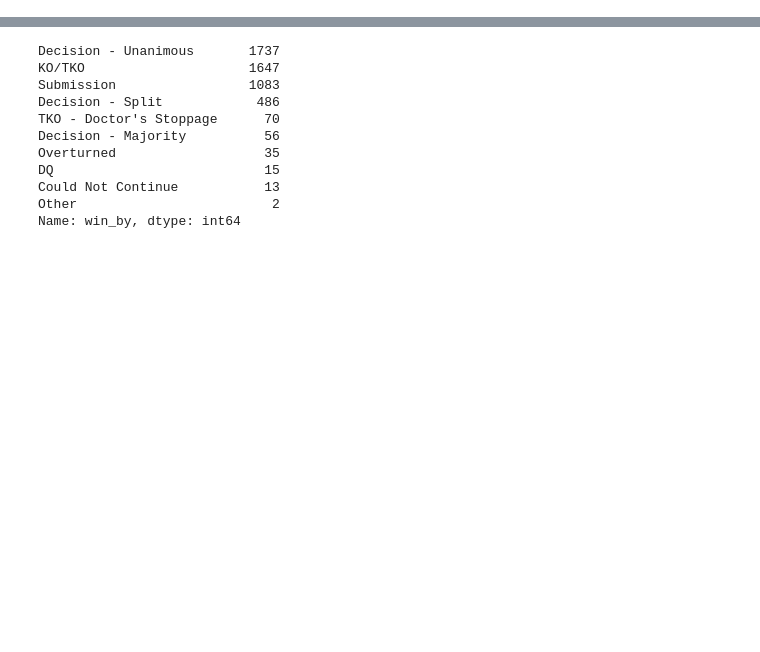
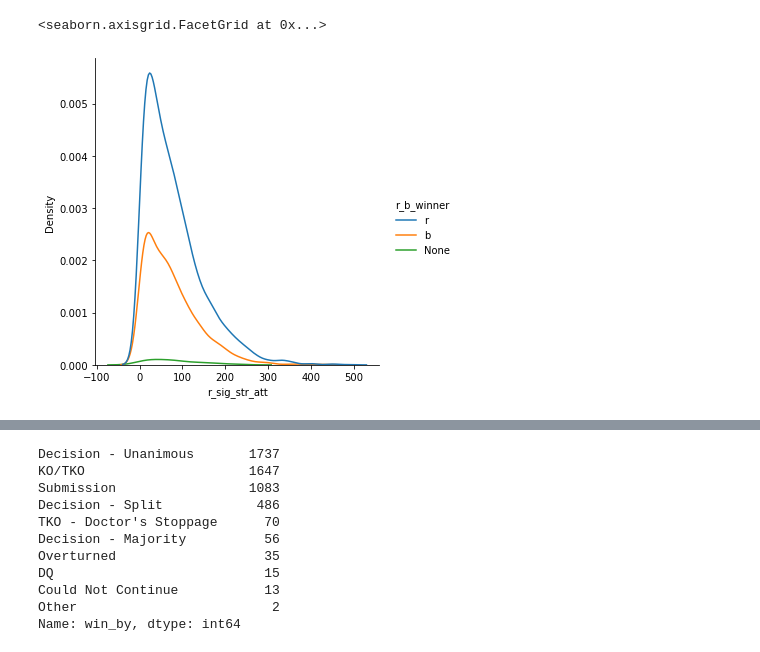
Before and after one commit to pauljabernathy/demo, a Jupyter notebook: ufc/exploratory_presentation.ipynb, the cells around one changed output, grey strips where cells are left out. Drawn from its saved outputs; the diff is of its cells as text; code cells hidden in the pictures; blank space fills up the shorter version.

```diff
--- a/ufc/exploratory_presentation.ipynb
+++ b/ufc/exploratory_presentation.ipynb
@@ -234,0 +87,7 @@ First, let's look at how fights ended.
+# %%
+params = {"hue":"r_b_winner", "kind":"kde"}
+# %%
+sns.displot(data=fights, x="r_sig_str_att", **params)
+# %% [output]
+<seaborn.axisgrid.FacetGrid at 0x...>
+[figure, added]
```
Also changed, not shown: parts of 102 cells of this notebook, 3 other files.
